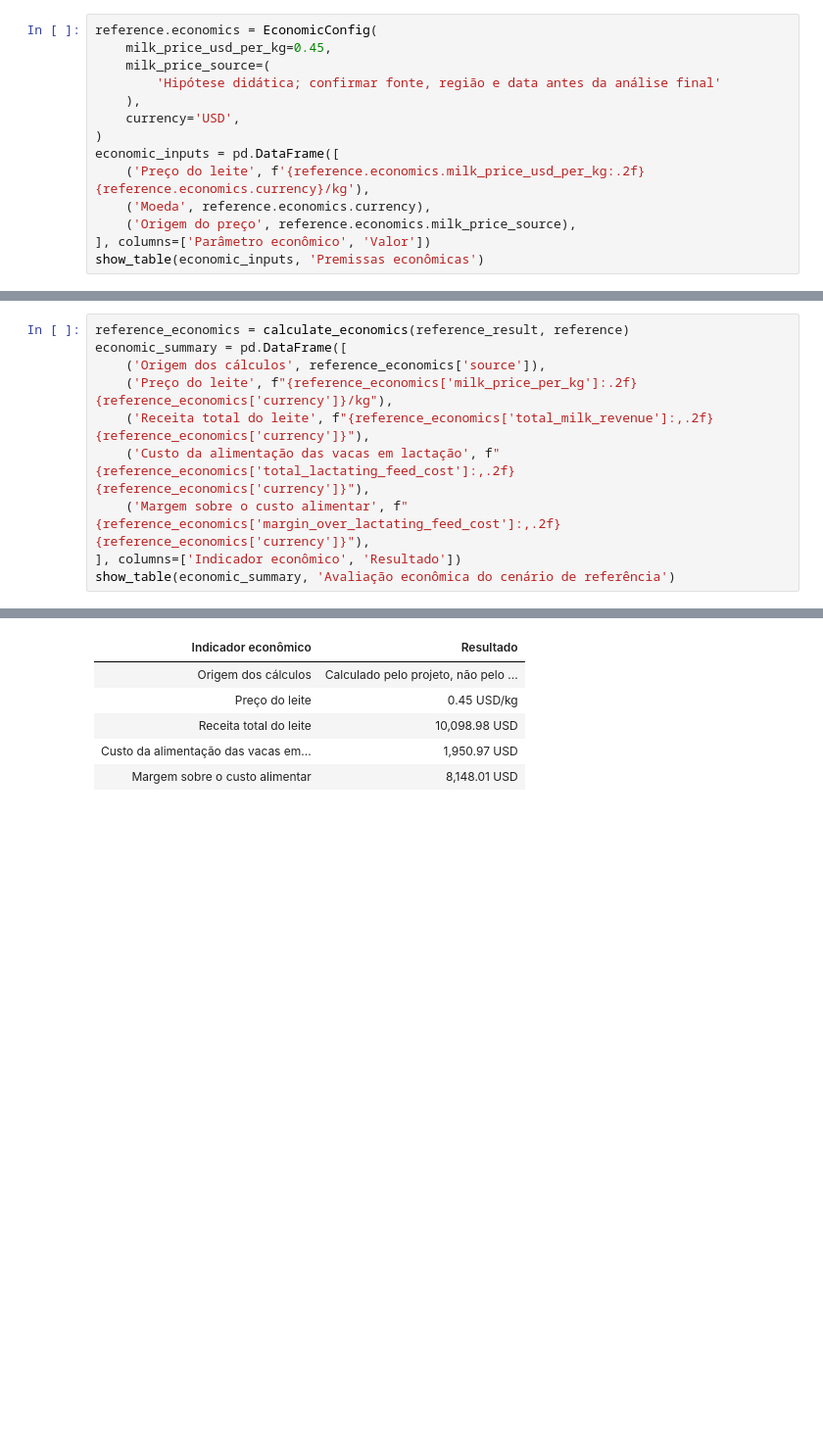
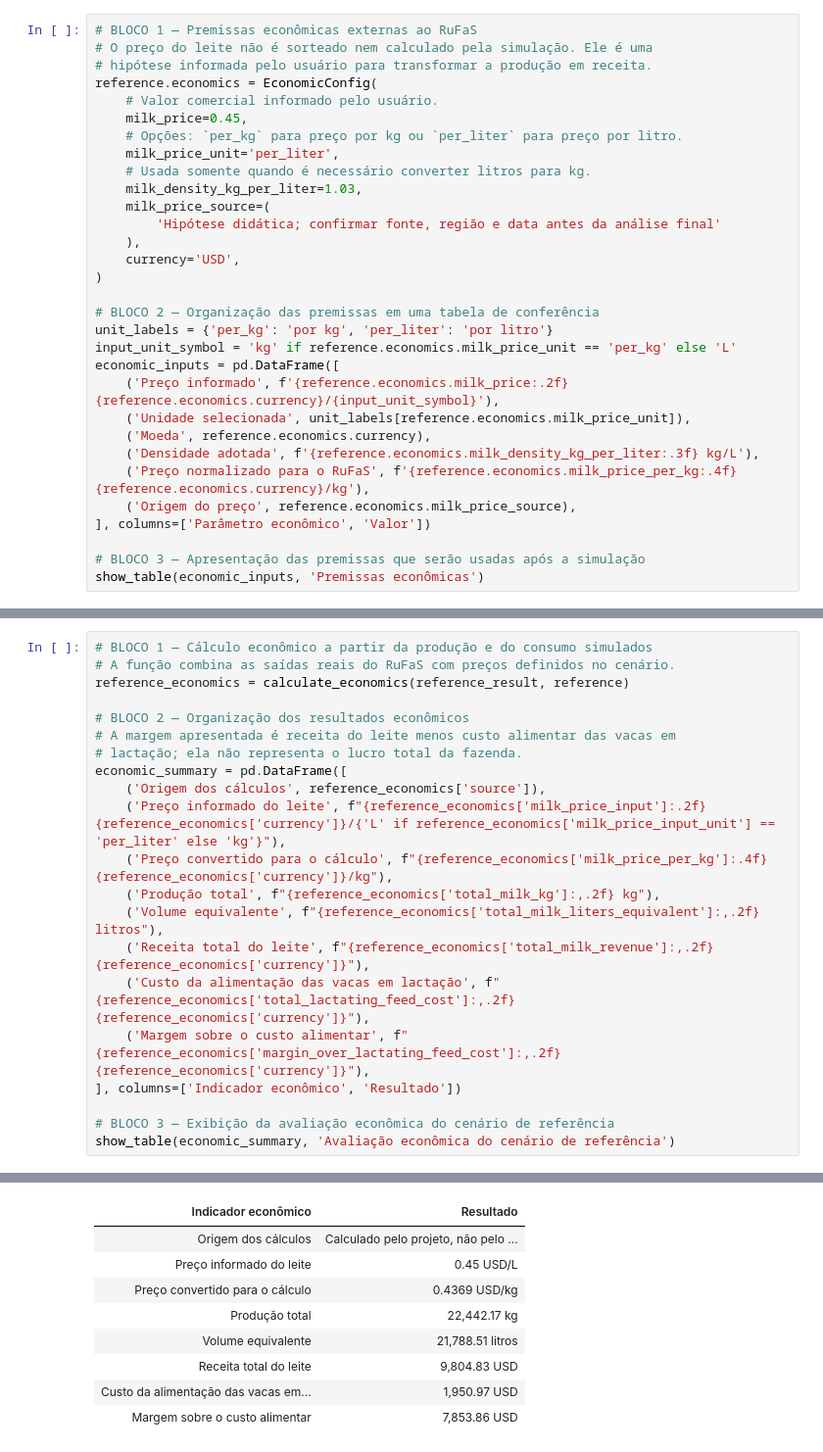
Before and after one commit to rogeriodosanjos/trabalho-de-otimizacao, a Jupyter notebook: notebooks/01_primeira_simulacao.ipynb, the cells around one changed output, grey strips where cells are left out. Shown at 98% size. Saved outputs shown, nothing was run; the diff lists cells and outputs as text; blank space fills up the shorter version.

```diff
--- a/notebooks/01_primeira_simulacao.ipynb
+++ b/notebooks/01_primeira_simulacao.ipynb
@@ -189,16 +295,33 @@ O preço do leite não é uma saída do RuFaS nesta execução. Ele é uma hipó
 # %%
+# BLOCO 1 — Premissas econômicas externas ao RuFaS
+# O preço do leite não é sorteado nem calculado pela simulação. Ele é uma
+# hipótese informada pelo usuário para transformar a produção em receita.
 reference.economics = EconomicConfig(
-    milk_price_usd_per_kg=0.45,
+    # Valor comercial informado pelo usuário.
+    milk_price=0.45,
+    # Opções: `per_kg` para preço por kg ou `per_liter` para preço por litro.
+    milk_price_unit='per_liter',
+    # Usada somente quando é necessário converter litros para kg.
+    milk_density_kg_per_liter=1.03,
     milk_price_source=(
         'Hipótese didática; confirmar fonte, região e data antes da análise final'
     ),
     currency='USD',
 )
+
+# BLOCO 2 — Organização das premissas em uma tabela de conferência
+unit_labels = {'per_kg': 'por kg', 'per_liter': 'por litro'}
+input_unit_symbol = 'kg' if reference.economics.milk_price_unit == 'per_kg' else 'L'
 economic_inputs = pd.DataFrame([
-    ('Preço do leite', f'{reference.economics.milk_price_usd_per_kg:.2f} {reference.economics.currency}/kg'),
+    ('Preço informado', f'{reference.economics.milk_price:.2f} {reference.economics.currency}/{input_unit_symbol}'),
+    ('Unidade selecionada', unit_labels[reference.economics.milk_price_unit]),
     ('Moeda', reference.economics.currency),
+    ('Densidade adotada', f'{reference.economics.milk_density_kg_per_liter:.3f} kg/L'),
+    ('Preço normalizado para o RuFaS', f'{reference.economics.milk_price_per_kg:.4f} {reference.economics.currency}/kg'),
     ('Origem do preço', reference.economics.milk_price_source),
 ], columns=['Parâmetro econômico', 'Valor'])
+
+# BLOCO 3 — Apresentação das premissas que serão usadas após a simulação
 show_table(economic_inputs, 'Premissas econômicas')
 # %% [output]
 Premissas econômicas
@@ -333,19 +630,33 @@ A produção e o consumo vêm do RuFaS. Receita, custo e margem abaixo são calc
 # %%
+# BLOCO 1 — Cálculo econômico a partir da produção e do consumo simulados
+# A função combina as saídas reais do RuFaS com preços definidos no cenário.
 reference_economics = calculate_economics(reference_result, reference)
+
+# BLOCO 2 — Organização dos resultados econômicos
+# A margem apresentada é receita do leite menos custo alimentar das vacas em
+# lactação; ela não representa o lucro total da fazenda.
 economic_summary = pd.DataFrame([
     ('Origem dos cálculos', reference_economics['source']),
-    ('Preço do leite', f"{reference_economics['milk_price_per_kg']:.2f} {reference_economics['currency']}/kg"),
+    ('Preço informado do leite', f"{reference_economics['milk_price_input']:.2f} {reference_economics['currency']}/{'L' if reference_economics['milk_price_input_unit'] == 'per_liter' else 'kg'}"),
+    ('Preço convertido para o cálculo', f"{reference_economics['milk_price_per_kg']:.4f} {reference_economics['currency']}/kg"),
+    ('Produção total', f"{reference_economics['total_milk_kg']:,.2f} kg"),
+    ('Volume equivalente', f"{reference_economics['total_milk_liters_equivalent']:,.2f} litros"),
     ('Receita total do leite', f"{reference_economics['total_milk_revenue']:,.2f} {reference_economics['currency']}"),
     ('Custo da alimentação das vacas em lactação', f"{reference_economics['total_lactating_feed_cost']:,.2f} {reference_economics['currency']}"),
     ('Margem sobre o custo alimentar', f"{reference_economics['margin_over_lactating_feed_cost']:,.2f} {reference_economics['currency']}"),
 ], columns=['Indicador econômico', 'Resultado'])
+
+# BLOCO 3 — Exibição da avaliação econômica do cenário de referência
 show_table(economic_summary, 'Avaliação econômica do cenário de referência')
 # %% [output]
 Avaliação econômica do cenário de referência
 | Indicador econômico | Resultado |
 | Origem dos cálculos | Calculado pelo projeto, não pelo ... |
-| Preço do leite | 0.45 USD/kg |
-| Receita total do leite | 10,098.98 USD |
+| Preço informado do leite | 0.45 USD/L |
+| Preço convertido para o cálculo | 0.4369 USD/kg |
+| Produção total | 22,442.17 kg |
+| Volume equivalente | 21,788.51 litros |
+| Receita total do leite | 9,804.83 USD |
 | Custo da alimentação das vacas em... | 1,950.97 USD |
-| Margem sobre o custo alimentar | 8,148.01 USD |
+| Margem sobre o custo alimentar | 7,853.86 USD |
 # %% [markdown]
```
Also changed, not shown: parts of 26 cells of this notebook, 28 other files.
